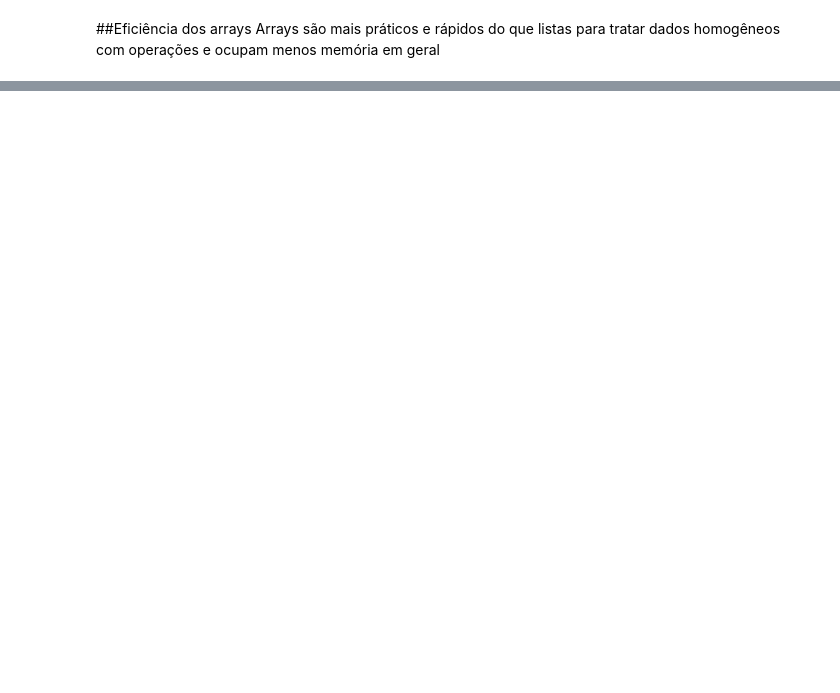
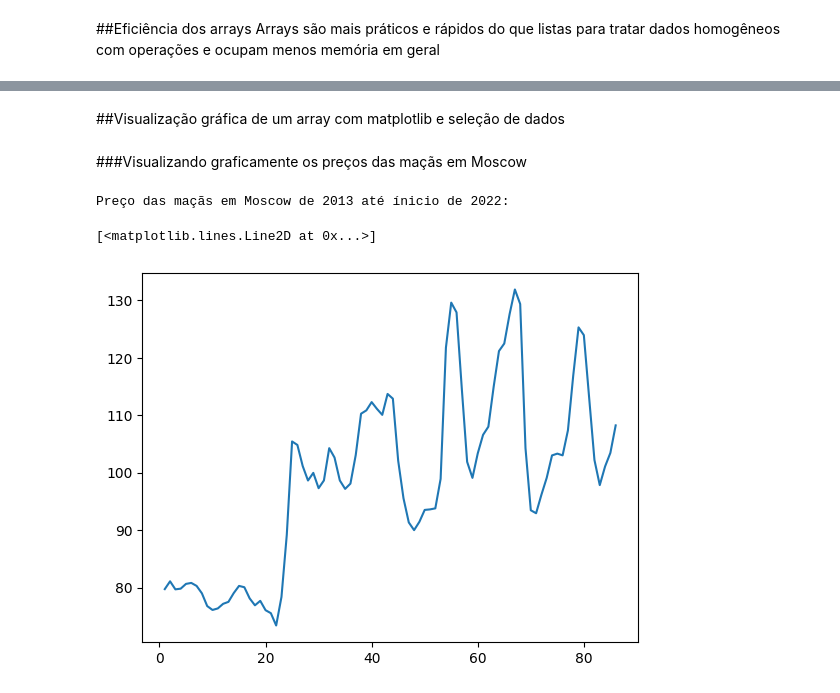
Before and after one commit to DiegoF-G/Numpy, a Jupyter notebook: numpy_general_notes.ipynb, the cells around one changed output, grey strips where cells are left out. Drawn from its saved outputs; the diff is of its cells as text; code cells hidden in the pictures; blank space fills up the shorter version.

```diff
--- a/numpy_general_notes.ipynb
+++ b/numpy_general_notes.ipynb
@@ -102,0 +105,16 @@ Tempo da operação com o array: 0.004271984100341797
+# %% [markdown]
+##Visualização gráfica de um array com matplotlib e seleção de dados
+# %% [markdown]
+###Visualizando graficamente os preços das maçãs em Moscow
+# %%
+import matplotlib.pyplot as plt
+dados = apples.T
+datas = dados[:, 0] # O formato das datas nesse dataset é: {mês}.{ano}, e isso é interpretado como um float...
+datas = np.arange(1, 87, 1) # Reatribuindo datas como um array que conta até o ultimo mês, no período em questão de 9 anos, para corrigir o transtorno acima
+precos_moscow = dados[:, 1] # Respectivos preços nos meses das maçãs na cidade de Moscow
+print('Preço das maçãs em Moscow de 2013 até ínicio de 2022:')
+plt.plot(datas, precos_moscow)
+# %% [output]
+Preço das maçãs em Moscow de 2013 até ínicio de 2022:
+[<matplotlib.lines.Line2D at 0x...>]
+[figure, added]
```
Also changed, not shown: parts of 15 cells of this notebook.
